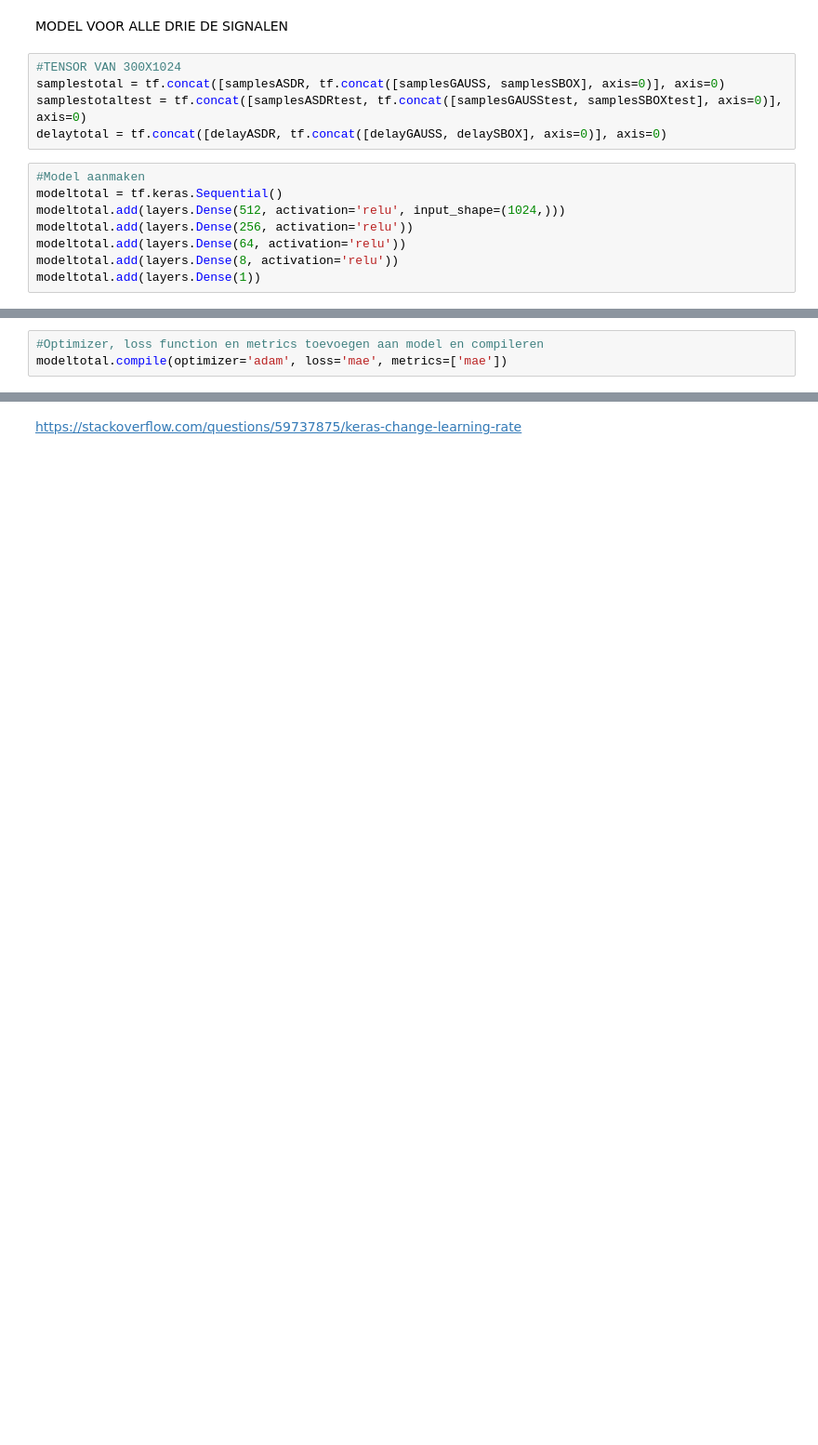
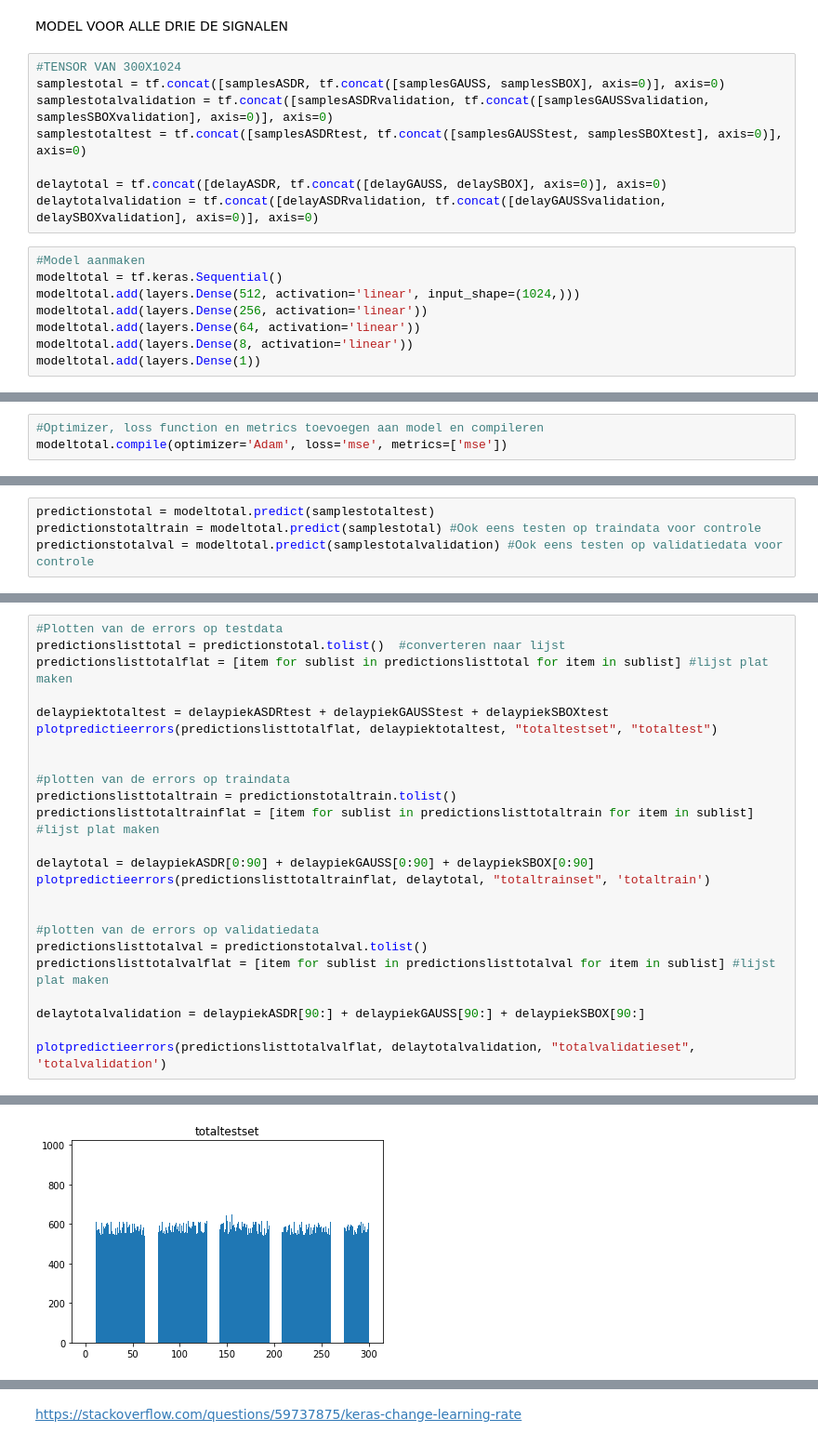
Before and after one commit to c-roets/Neural-Network-Signal-Delay, a Jupyter notebook: DelayNN.ipynb, the cells around one changed output, grey strips where cells are left out. Shown at 93% size. Saved outputs shown, nothing was run; the diff lists cells and outputs as text; blank space fills up the shorter version.

```diff
--- a/DelayNN.ipynb
+++ b/DelayNN.ipynb
@@ -467,15 +477,18 @@ MODEL VOOR ALLE DRIE DE SIGNALEN
 # %%
 #TENSOR VAN 300X1024
 samplestotal = tf.concat([samplesASDR, tf.concat([samplesGAUSS, samplesSBOX], axis=0)], axis=0)
+samplestotalvalidation = tf.concat([samplesASDRvalidation, tf.concat([samplesGAUSSvalidation, samplesSBOXvalidation], axis=0)], axis=0)
 samplestotaltest = tf.concat([samplesASDRtest, tf.concat([samplesGAUSStest, samplesSBOXtest], axis=0)], axis=0)
+
 delaytotal = tf.concat([delayASDR, tf.concat([delayGAUSS, delaySBOX], axis=0)], axis=0)
+delaytotalvalidation = tf.concat([delayASDRvalidation, tf.concat([delayGAUSSvalidation, delaySBOXvalidation], axis=0)], axis=0)
 # %%
 #Model aanmaken
 modeltotal = tf.keras.Sequential()
-modeltotal.add(layers.Dense(512, activation='relu', input_shape=(1024,)))
-modeltotal.add(layers.Dense(256, activation='relu'))
-modeltotal.add(layers.Dense(64, activation='relu'))
-modeltotal.add(layers.Dense(8, activation='relu'))
+modeltotal.add(layers.Dense(512, activation='linear', input_shape=(1024,)))
+modeltotal.add(layers.Dense(256, activation='linear'))
+modeltotal.add(layers.Dense(64, activation='linear'))
+modeltotal.add(layers.Dense(8, activation='linear'))
 modeltotal.add(layers.Dense(1))
 # %%
 modeltotal.summary()
@@ -501,7 +514,7 @@ Non-trainable params: 0
 _________________________________________________________________
 # %%
 #Optimizer, loss function en metrics toevoegen aan model en compileren
-modeltotal.compile(optimizer='adam', loss='mae', metrics=['mae'])
+modeltotal.compile(optimizer='Adam', loss='mse', metrics=['mse'])
 # %%
 #Model Trainen
 history4 = modelSBOX.fit(samplestotal,
@@ -554,0 +542,4 @@ plt.show()
+# %%
+predictionstotal = modeltotal.predict(samplestotaltest)
+predictionstotaltrain = modeltotal.predict(samplestotal) #Ook eens testen op traindata voor controle
+predictionstotalval = modeltotal.predict(samplestotalvalidation) #Ook eens testen op validatiedata voor controle
@@ -554,0 +550,25 @@ plt.show()
+# %%
+#Plotten van de errors op testdata
+predictionslisttotal = predictionstotal.tolist()  #converteren naar lijst
+predictionslisttotalflat = [item for sublist in predictionslisttotal for item in sublist] #lijst plat maken
+
+delaypiektotaltest = delaypiekASDRtest + delaypiekGAUSStest + delaypiekSBOXtest
+plotpredictieerrors(predictionslisttotalflat, delaypiektotaltest, "totaltestset", "totaltest")
+
+
+#plotten van de errors op traindata
+predictionslisttotaltrain = predictionstotaltrain.tolist()
+predictionslisttotaltrainflat = [item for sublist in predictionslisttotaltrain for item in sublist] #lijst plat maken
+
+delaytotal = delaypiekASDR[0:90] + delaypiekGAUSS[0:90] + delaypiekSBOX[0:90]
+plotpredictieerrors(predictionslisttotaltrainflat, delaytotal, "totaltrainset", 'totaltrain')
+
+
+#plotten van de errors op validatiedata
+predictionslisttotalval = predictionstotalval.tolist()
+predictionslisttotalvalflat = [item for sublist in predictionslisttotalval for item in sublist] #lijst plat maken
+
+delaytotalvalidation = delaypiekASDR[90:] + delaypiekGAUSS[90:] + delaypiekSBOX[90:]
+
+plotpredictieerrors(predictionslisttotalvalflat, delaytotalvalidation, "totalvalidatieset", 'totalvalidation')
+# %% [output]
@@ -554,0 +581 @@ plt.show()
+[figure, added]
```
Also changed, not shown: parts of 49 cells of this notebook.
